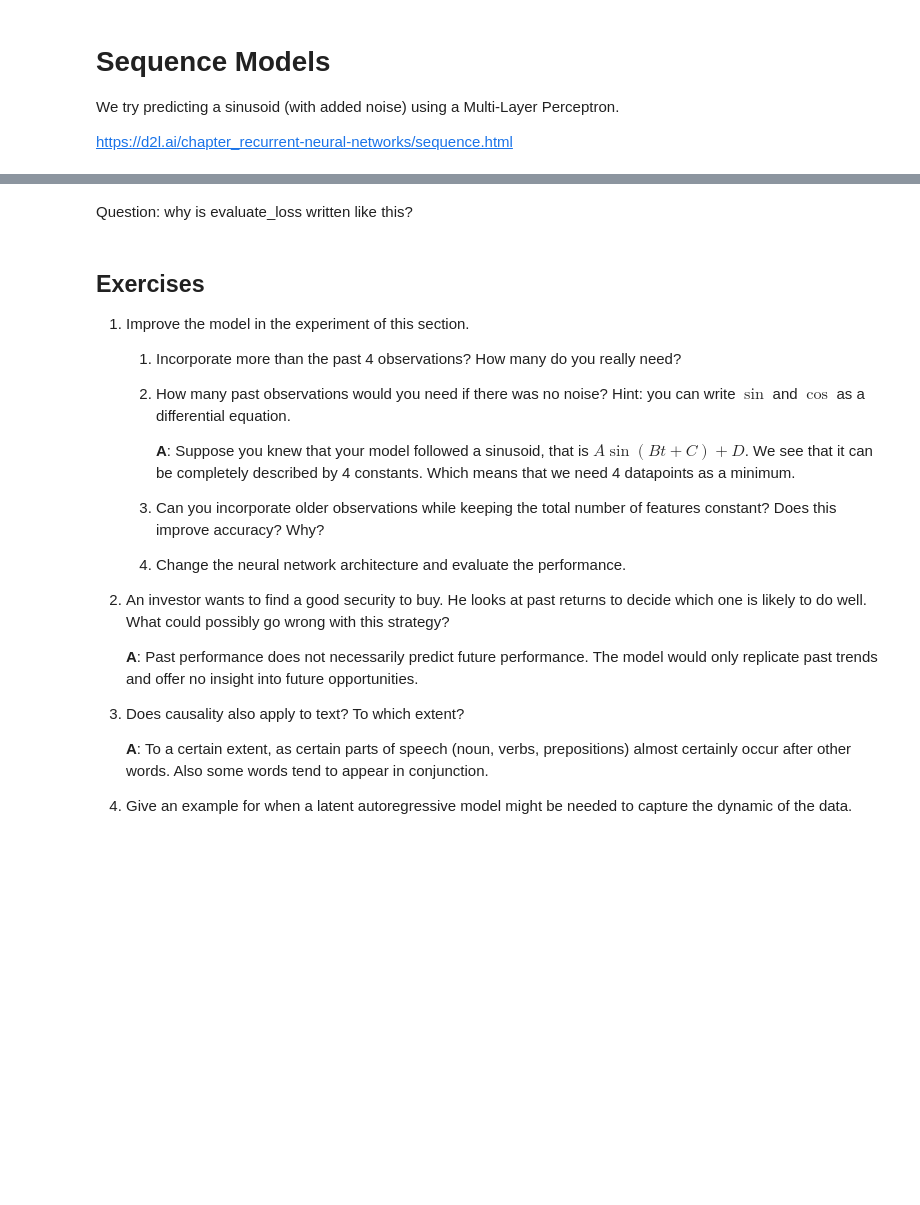
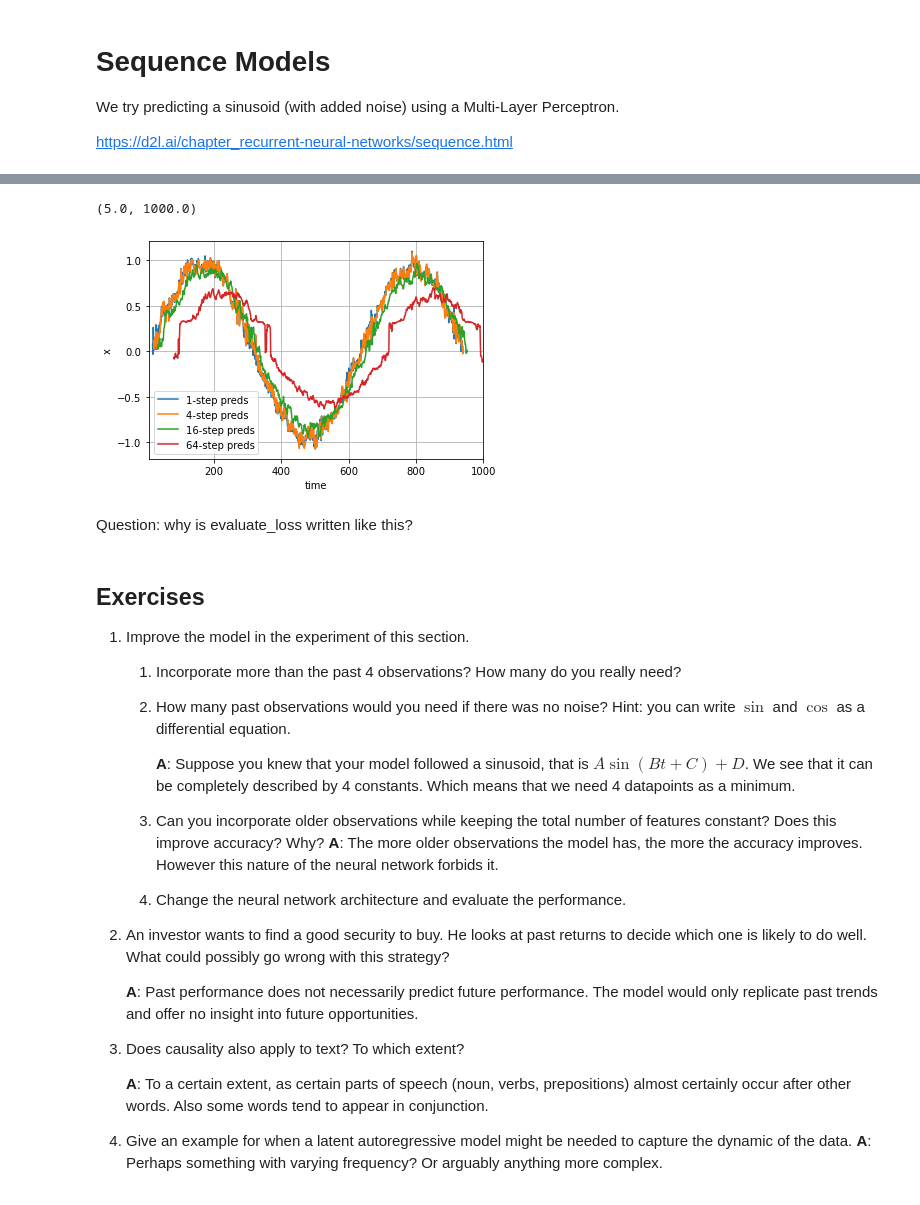
Before and after one commit to kwokkenton/sequential, a Jupyter notebook: sequence-model.ipynb, the cells around one changed output, grey strips where cells are left out. Drawn from its saved outputs; the diff is of its cells as text; code cells hidden in the pictures; blank space fills up the shorter version.

```diff
--- a/sequence-model.ipynb
+++ b/sequence-model.ipynb
@@ -169,3 +210,31 @@ plt.xlim([5, 1000])
+# %%
+max_steps = 64
+
+features = torch.zeros((T - tau - max_steps + 1, tau + max_steps))
+# Column `i` (`i` < `tau`) are observations from `x` for time steps from
+# `i + 1` to `i + T - tau - max_steps + 1`
+for i in range(tau):
+    features[:, i] = x[i: i + T - tau - max_steps + 1]
+
+# Column `i` (`i` >= `tau`) are the (`i - tau + 1`)-step-ahead predictions for
+# time steps from `i + 1` to `i + T - tau - max_steps + 1`
+for i in range(tau, tau + max_steps):
+    features[:, i] = net2(features[:, i - tau:i]).reshape(-1)
+
+steps = (1, 4, 16, 64)
+for i in steps:
+    plt.plot(time[tau + i - 1: T - max_steps + i],
+                features[:, (tau + i - 1)].detach().numpy(),
+                label = f'{i}-step preds')
+plt.ylabel('x')
+plt.xlabel('time')
+plt.legend()
+plt.grid()
+
+plt.xlim([5, 1000])
+# %% [output]
+(5.0, 1000.0)
+[figure, added]
 # %% [markdown]
 Question: why is evaluate_loss written like this?
 # %% [markdown]
@@ -179,6 +248,7 @@ Question: why is evaluate_loss written like this?
       **A**: Suppose you knew that your model followed a sinusoid, that is $A \sin(B t + C) + D$. We see that it can be completely described by 4 constants. Which means that we need 4 datapoints as a minimum.
 
    3. Can you incorporate older observations while keeping the total number of features constant? Does this improve accuracy? Why?
+      **A**: The more older observations the model has, the more the accuracy improves. However this nature of the neural network forbids it.
 
    4. Change the neural network architecture and evaluate the performance.
 
@@ -191,3 +261,4 @@ Question: why is evaluate_loss written like this?
    **A**: To a certain extent, as certain parts of speech (noun, verbs, prepositions) almost certainly occur after other words. Also some words tend to appear in conjunction.
 
 4. Give an example for when a latent autoregressive model might be needed to capture the dynamic of the data.
+   **A**: Perhaps something with varying frequency?  Or arguably anything more complex.
```
Also changed, not shown: parts of 11 cells of this notebook, 2 other files.
